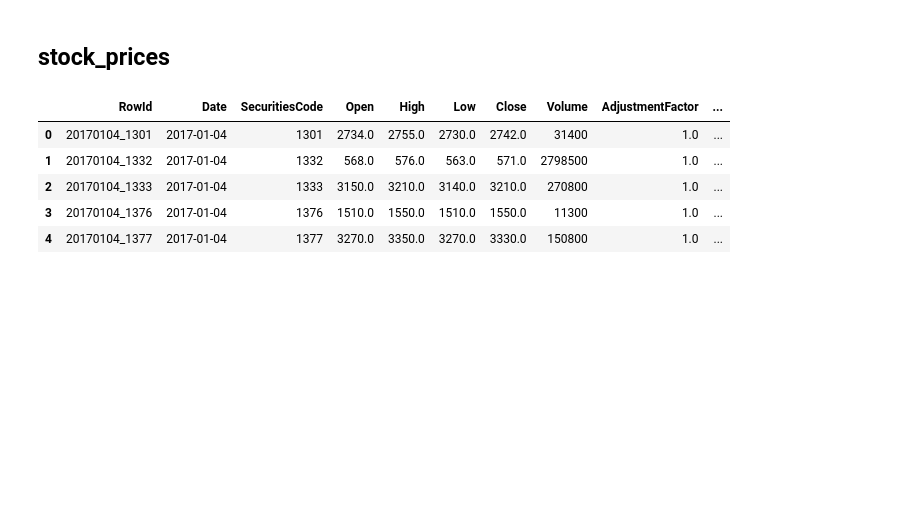
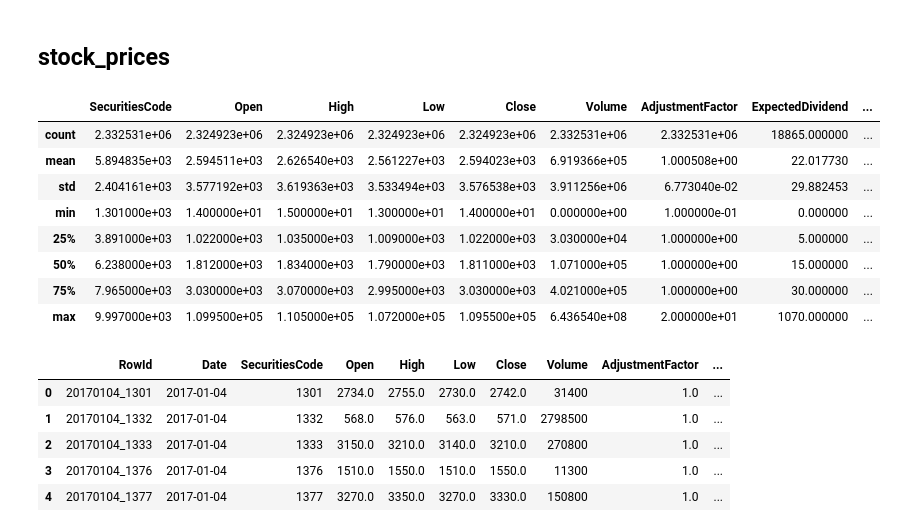
Before and after one commit to ofirnesher-nemodata/jpx-tokyo-stock-exchange-prediction, a Jupyter notebook: eda.ipynb, the cells around one changed output. Saved outputs shown, nothing was run; the diff lists cells and outputs as text; code cells hidden in the pictures; blank space fills up the shorter version.

```diff
--- a/eda.ipynb
+++ b/eda.ipynb
@@ -346,5 +341,17 @@ fig.show()
 # %% [markdown]
 ## stock_prices
+# %%
+stock_prices.describe()
+# %% [output]
+|  | SecuritiesCode | Open | High | Low | Close | Volume | AdjustmentFactor | ExpectedDividend | ... |
+| count | 2.332531e+06 | 2.324923e+06 | 2.324923e+06 | 2.324923e+06 | 2.324923e+06 | 2.332531e+06 | 2.332531e+06 | 18865.000000 | ... |
+| mean | 5.894835e+03 | 2.594511e+03 | 2.626540e+03 | 2.561227e+03 | 2.594023e+03 | 6.919366e+05 | 1.000508e+00 | 22.017730 | ... |
+| std | 2.404161e+03 | 3.577192e+03 | 3.619363e+03 | 3.533494e+03 | 3.576538e+03 | 3.911256e+06 | 6.773040e-02 | 29.882453 | ... |
+| min | 1.301000e+03 | 1.400000e+01 | 1.500000e+01 | 1.300000e+01 | 1.400000e+01 | 0.000000e+00 | 1.000000e-01 | 0.000000 | ... |
+| 25% | 3.891000e+03 | 1.022000e+03 | 1.035000e+03 | 1.009000e+03 | 1.022000e+03 | 3.030000e+04 | 1.000000e+00 | 5.000000 | ... |
+| 50% | 6.238000e+03 | 1.812000e+03 | 1.834000e+03 | 1.790000e+03 | 1.811000e+03 | 1.071000e+05 | 1.000000e+00 | 15.000000 | ... |
+| 75% | 7.965000e+03 | 3.030000e+03 | 3.070000e+03 | 2.995000e+03 | 3.030000e+03 | 4.021000e+05 | 1.000000e+00 | 30.000000 | ... |
+| max | 9.997000e+03 | 1.099500e+05 | 1.105000e+05 | 1.072000e+05 | 1.095500e+05 | 6.436540e+08 | 2.000000e+01 | 1070.000000 | ... |
 # %%
 stock_prices.head()
 # %% [output]
```
Also changed, not shown: parts of 5 cells of this notebook.
